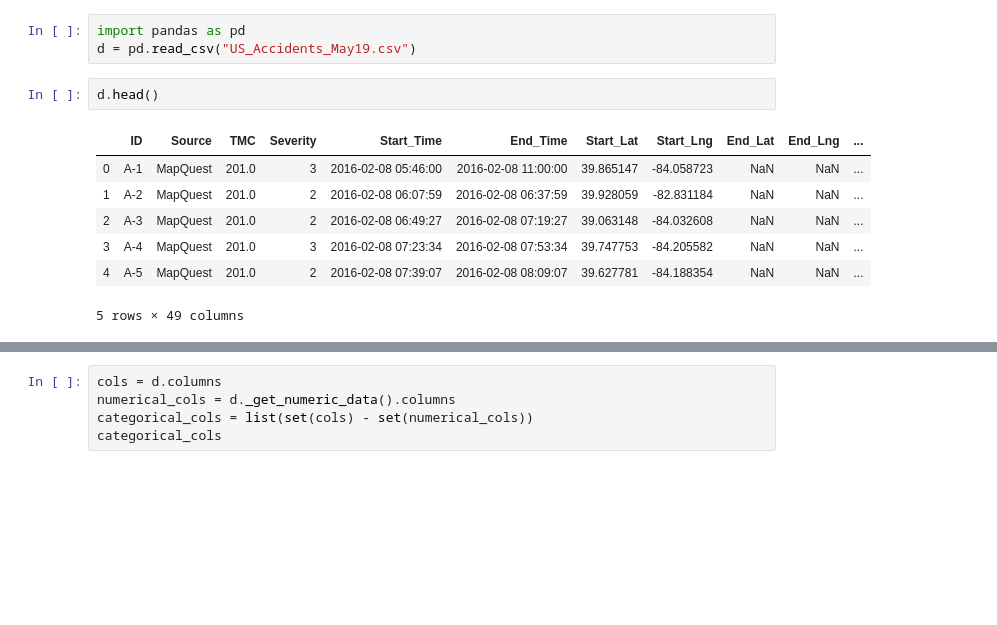
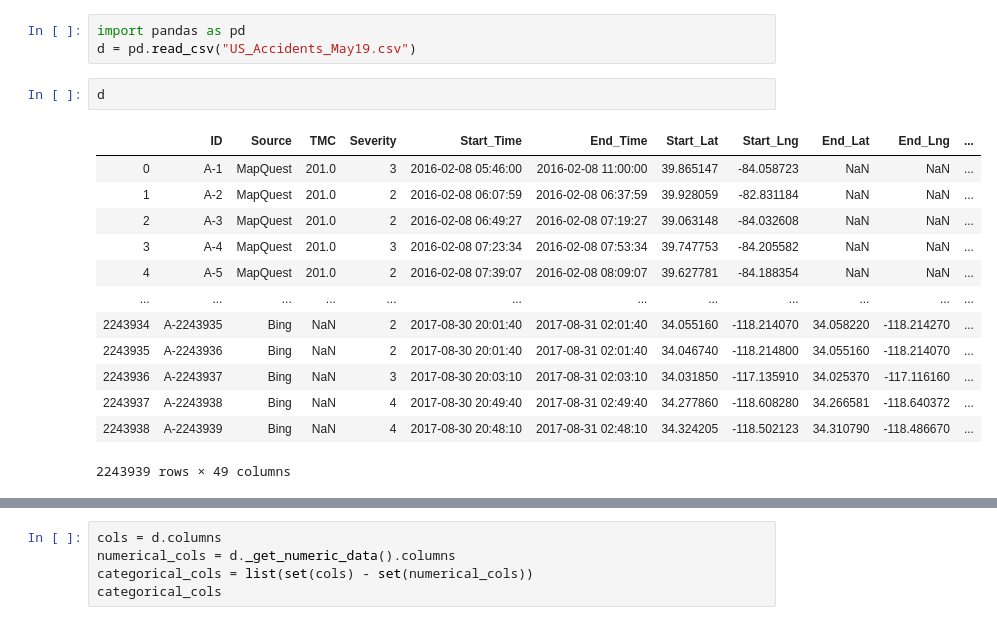
Before and after one commit to rahulmnair1997/US-Accidents-Data-Analysis, a Jupyter notebook: US-accidents.ipynb, the cells around one changed output, grey strips where cells are left out. Drawn from its saved outputs; the diff is of its cells as text; blank space fills up the shorter version.

```diff
--- a/US-accidents.ipynb
+++ b/US-accidents.ipynb
@@ -2,12 +2,18 @@
 import pandas as pd
 d = pd.read_csv("US_Accidents_May19.csv")
 # %%
-d.head()
+d
 # %% [output]
 |  | ID | Source | TMC | Severity | Start_Time | End_Time | Start_Lat | Start_Lng | End_Lat | End_Lng | ... |
 | 0 | A-1 | MapQuest | 201.0 | 3 | 2016-02-08 05:46:00 | 2016-02-08 11:00:00 | 39.865147 | -84.058723 | NaN | NaN | ... |
 | 1 | A-2 | MapQuest | 201.0 | 2 | 2016-02-08 06:07:59 | 2016-02-08 06:37:59 | 39.928059 | -82.831184 | NaN | NaN | ... |
 | 2 | A-3 | MapQuest | 201.0 | 2 | 2016-02-08 06:49:27 | 2016-02-08 07:19:27 | 39.063148 | -84.032608 | NaN | NaN | ... |
 | 3 | A-4 | MapQuest | 201.0 | 3 | 2016-02-08 07:23:34 | 2016-02-08 07:53:34 | 39.747753 | -84.205582 | NaN | NaN | ... |
 | 4 | A-5 | MapQuest | 201.0 | 2 | 2016-02-08 07:39:07 | 2016-02-08 08:09:07 | 39.627781 | -84.188354 | NaN | NaN | ... |
+| ... | ... | ... | ... | ... | ... | ... | ... | ... | ... | ... | ... |
+| 2243934 | A-2243935 | Bing | NaN | 2 | 2017-08-30 20:01:40 | 2017-08-31 02:01:40 | 34.055160 | -118.214070 | 34.058220 | -118.214270 | ... |
+| 2243935 | A-2243936 | Bing | NaN | 2 | 2017-08-30 20:01:40 | 2017-08-31 02:01:40 | 34.046740 | -118.214800 | 34.055160 | -118.214070 | ... |
+| 2243936 | A-2243937 | Bing | NaN | 3 | 2017-08-30 20:03:10 | 2017-08-31 02:03:10 | 34.031850 | -117.135910 | 34.025370 | -117.116160 | ... |
+| 2243937 | A-2243938 | Bing | NaN | 4 | 2017-08-30 20:49:40 | 2017-08-31 02:49:40 | 34.277860 | -118.608280 | 34.266581 | -118.640372 | ... |
+| 2243938 | A-2243939 | Bing | NaN | 4 | 2017-08-30 20:48:10 | 2017-08-31 02:48:10 | 34.324205 | -118.502123 | 34.310790 | -118.486670 | ... |
-5 rows × 49 columns
+2243939 rows × 49 columns
```
Also changed, not shown: parts of 8 cells of this notebook.
